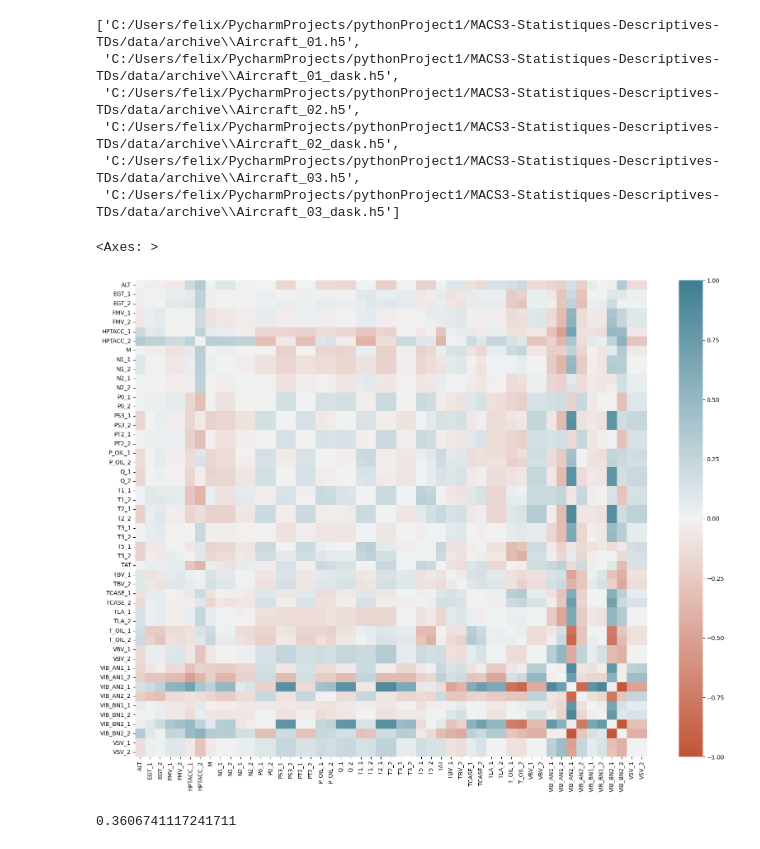
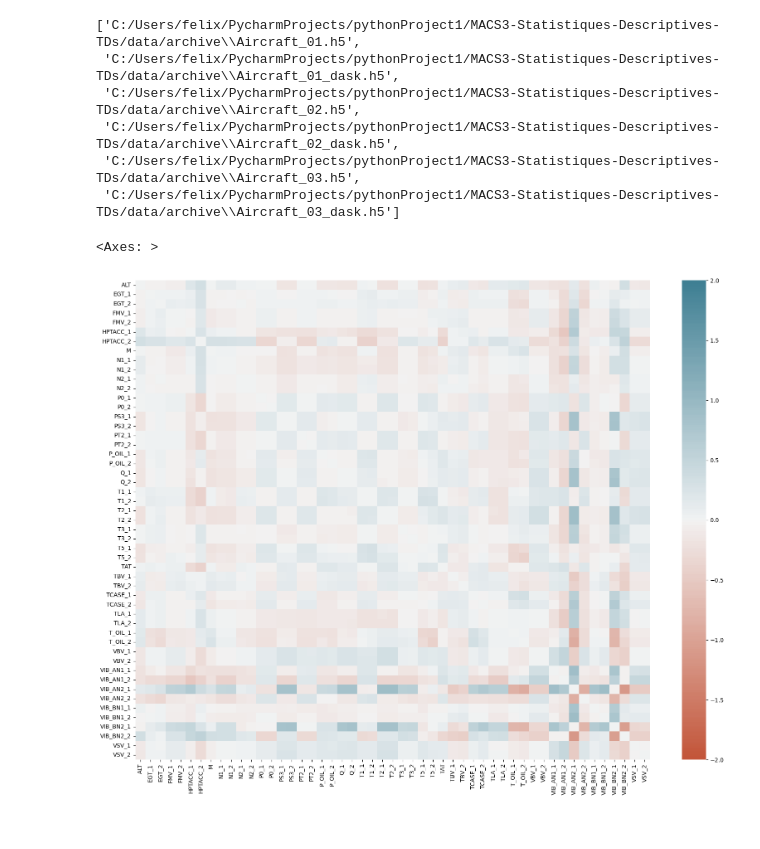
Before and after one commit to KrValentin/stats_descriptive_project, a Jupyter notebook: notebooks/Analyse_Vols_felix.ipynb, the cells around one changed output. Drawn from its saved outputs; the diff is of its cells as text; code cells hidden in the pictures.

```diff
--- a/notebooks/Analyse_Vols_felix.ipynb
+++ b/notebooks/Analyse_Vols_felix.ipynb
@@ -43,14 +41,21 @@ COR=corr-corr2
 # %%
 fig = plt.figure(figsize=(20,15))
 
 sns.heatmap(COR,
         xticklabels=corr.columns,
-        yticklabels=corr.columns, annot=False, fmt='.2f', vmin=-1, vmax=1, center=0,
+        yticklabels=corr.columns, annot=False, fmt='.2f', vmin=-2, vmax=2, center=0,
         cmap=sns.diverging_palette(20, 220, n=200))
 # %% [output]
 <Axes: >
-[figure, old version]
+[figure, new version]
 # %%
-corr['ALT'].iloc[1]
+COR_EGT_vy2=[]
+I=[]
+for i in range (0,990,5):
+    I.append(i)
+    df13=ddf_norm2.partitions[i].compute()
+    df_monte3=deriv_glissante(df13)
+    I_monte3=df_monte3.index*20
+    df_CORR=df13.iloc[I_monte]
+    CORR=df_CORR.corr()
+    COR_EGT_vy2.append(CORR['vy']['EGT_2'])
-# %% [output]
-0.3606741117241711
```
Also changed, not shown: parts of 2 cells of this notebook, 4 other files.
